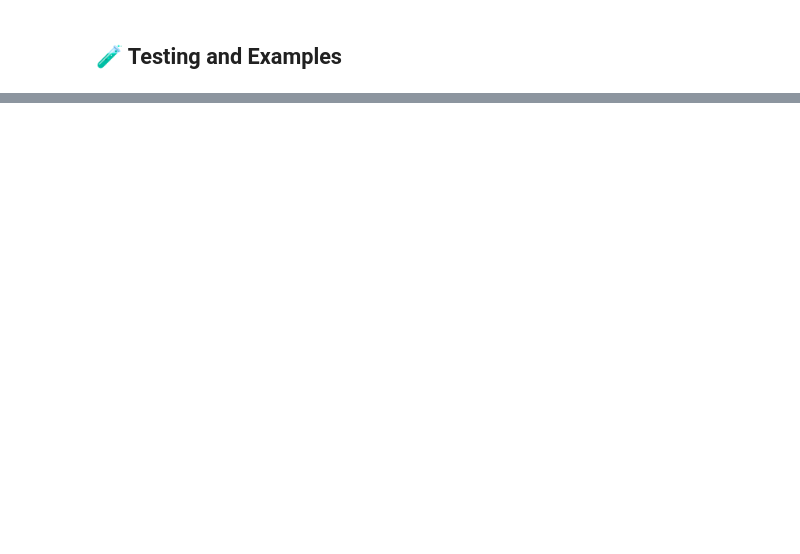
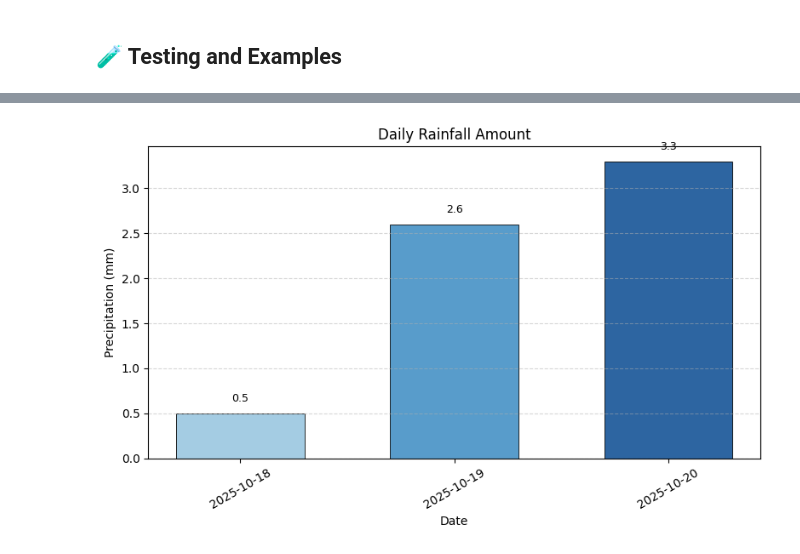
Before and after one commit to Mancydeep/Assessment-2-weatherwise-, a Jupyter notebook: starter_notebook.ipynb, the cells around one changed output, grey strips where cells are left out. Saved outputs shown, nothing was run; the diff lists cells and outputs as text; code cells hidden in the pictures; blank space fills up the shorter version.

```diff
--- a/starter_notebook.ipynb
+++ b/starter_notebook.ipynb
@@ -303,0 +335,33 @@ Enter your option (1-5):
+# %%
+def create_precipitation_visualisation(weather_data, output_type='display'):
+    dates = []
+    totals = []
+
+    for day in weather_data['weather']:
+        dates.append(day['date'])
+        total_rain = sum(float(hour['precipMM']) for hour in day['hourly'])
+        totals.append(total_rain)
+
+    x = np.arange(len(dates))
+    colors = plt.cm.Blues(np.linspace(0.4, 0.9, len(totals)))
+
+    plt.figure(figsize=(8, 5))
+    bars = plt.bar(x, totals, color=colors, edgecolor='black', linewidth=0.7, alpha=0.85, width=0.6)
+
+    plt.xticks(x, dates, rotation=30)
+    plt.xlabel("Date")
+    plt.ylabel("Precipitation (mm)")
+    plt.title("Daily Rainfall Amount")
+    plt.grid(axis='y', linestyle='--', alpha=0.5)
+
+    for bar in bars:
+        height = bar.get_height()
+        plt.text(bar.get_x() + bar.get_width() / 2, height + 0.1,
+                 f'{height:.1f}', ha='center', va='bottom', fontsize=9, color='black')
+
+    plt.tight_layout()
+    plt.show()
+data = get_weather_data("Perth",3)
+create_precipitation_visualisation(data)
+# %% [output]
+[figure, added]
```
Also changed, not shown: parts of 7 cells of this notebook.
